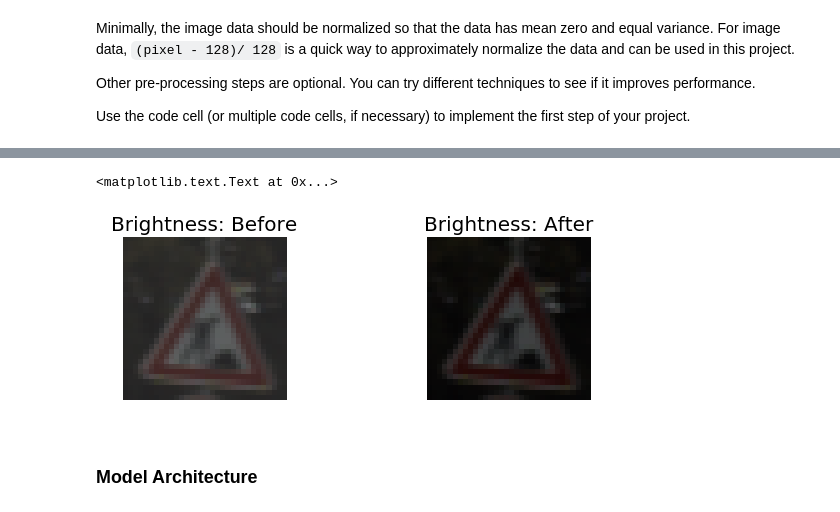
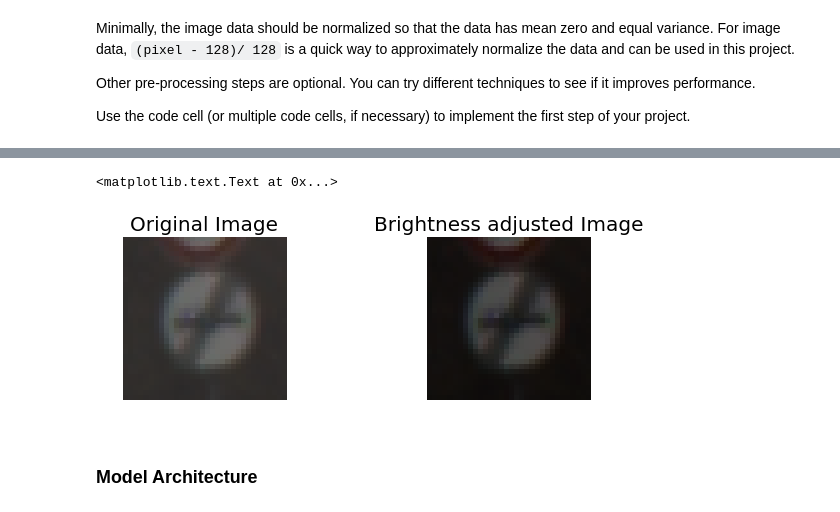
Before and after one commit to ssssundar/Traffic_Sign_Classifier, a Jupyter notebook: Traffic_Sign_Classifier.ipynb, the cells around one changed output, grey strips where cells are left out. Drawn from its saved outputs; the diff is of its cells as text; code cells hidden in the pictures.

Commit message:
Added comments, displayed more sample images, added dropout after fc1.
Uploaded from local PC. 11/9/17.

```diff
--- a/Traffic_Sign_Classifier.ipynb
+++ b/Traffic_Sign_Classifier.ipynb
@@ -308,36 +342,38 @@ X_test = normalize(X_test)
 # %%
 # This function adjusts teh brightness of an image
 # randomly using the tf.image.random_brightness()
 # The brightness is increased or decreased randomly
 # using a range of -max_delta to +max_delta
 
 def random_brightness(image):
     return tf.image.random_brightness(image, max_delta=50.0, seed=20)
 
-test_image = X_train[34336]
+
+# Display a brightness adjusted sample image
+test_image = X_train[5]
 bright_image = random_brightness(test_image)
 
 img_tf = tf.Variable(bright_image)
 init = tf.global_variables_initializer()
 sess = tf.Session()
 sess.run(init)
 im = sess.run(img_tf)
 
 fig, axs = plt.subplots(1,2, figsize=(10,3))
 axs[0].axis('off')
 axs[0].imshow(test_image.squeeze())
-axs[0].set_title('Brightness: Before', fontsize=20)
+axs[0].set_title('Original Image', fontsize=20)
 
 axs[1].axis('off')
-axs[1].imshow(im)
-axs[1].set_title('Brightness: After', fontsize=20)
+axs[1].imshow(im.squeeze())
+axs[1].set_title('Brightness adjusted Image', fontsize=20)
 
 # Note
 # Experimented with using and not using this function.
 # Currently, this function is not being used.
 # %% [output]
 <matplotlib.text.Text at 0x...>
-[figure, old version]
+[figure, new version]
 # %%
 # Shuffle the training data
 
```
Also changed, not shown: parts of 12 cells of this notebook.
